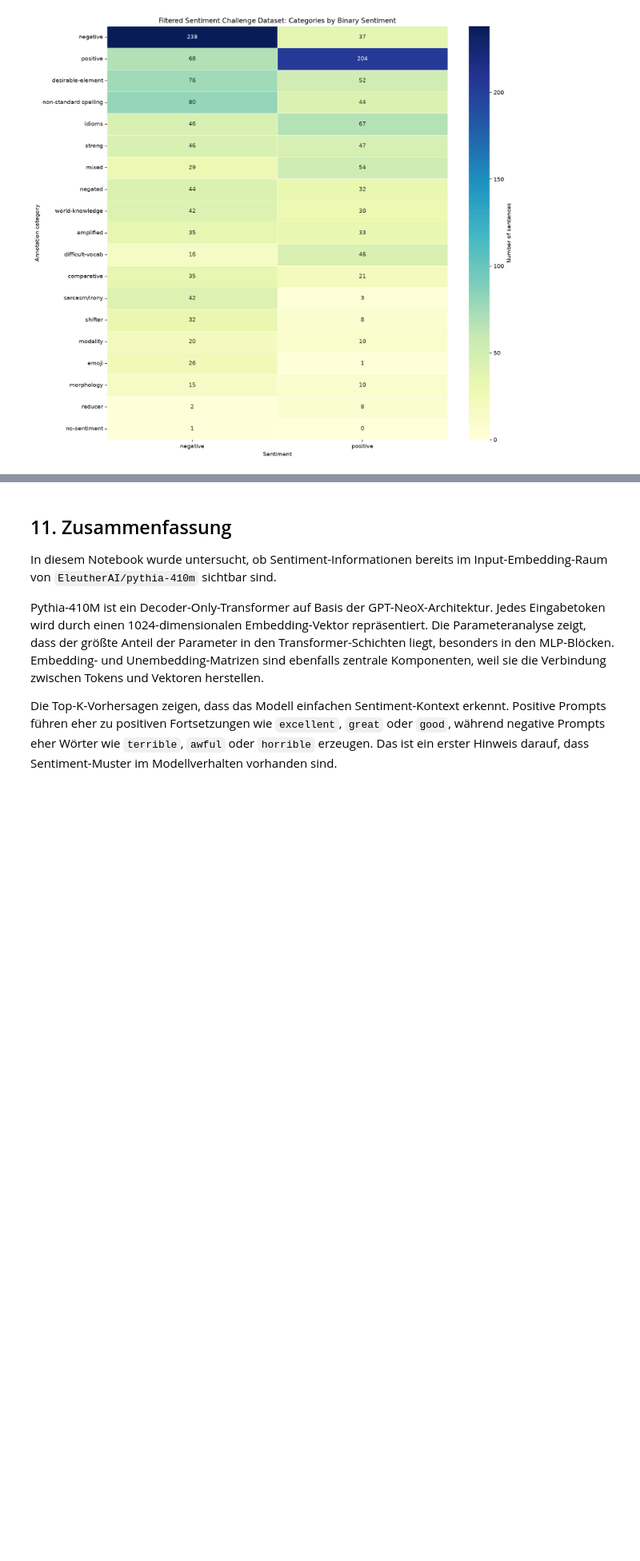
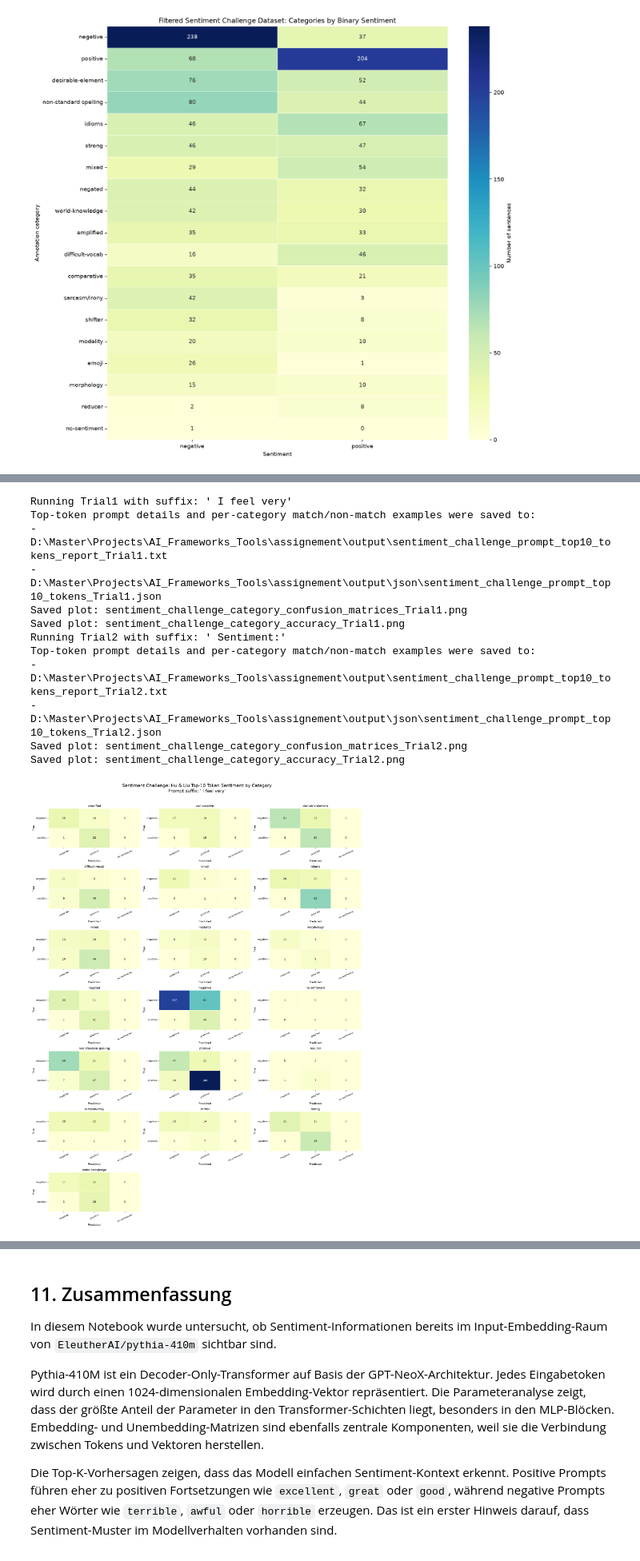
Before and after one commit to ia13400/AI_Frameworks_Tools, a Jupyter notebook: assignement/01_Model_Inspection.ipynb, the cells around one changed output, grey strips where cells are left out. Shown at 80% size. Drawn from its saved outputs; the diff is of its cells as text; code cells hidden in the pictures; blank space fills up the shorter version.

```diff
--- a/assignement/01_Model_Inspection.ipynb
+++ b/assignement/01_Model_Inspection.ipynb
@@ -382,7 +382,7 @@ arithmetic_experiments = [
     "terrible + sad - great",
     "excellent - good",
     "terrible - bad",
-    "popular - unpopular",
+    "happy - sad",
     "king - man + woman",
     "Paris - France + Germany",
 ]
@@ -583,0 +546,44 @@ Die wichtigste Schlussfolgerung ist daher, dass das Modell im nächsten Token of
+# %%
+# Define all suffixes that should be tested.
+prompt_suffix = [
+    " I feel very",
+    " Sentiment:",
+]
+
+# Run the same top-token sentiment analysis once per suffix
+# Input propmot = Prompt from dataset + prompt_suffix
+# Output Token will be checked againist Hu & Liu positive and negative word lists
+# Confusion matrix will be plotted per sentiment category
+# Overall accuracy for each sentiment category will be calculated and plotted as well
+# If the top k tokens generated by the model have no match in Hu & Liu lexicon,
+# this will be counted as "no sentiment"
+suffix_trial_results = run_sentiment_challenge_suffix_trials(
+    model,
+    tokenizer,
+    device,
+    filtered_challenge_records,
+    positive_words,
+    negative_words,
+    prompt_suffix,
+    top_k=10,
+    batch_size=8,
+)
+
+# Display the saved plots for every suffix trial.
+for trial_result in suffix_trial_results.values():
+    display_image(trial_result["confusion_png"])
+    display_image(trial_result["accuracy_png"])
+# %% [output]
+Running Trial1 with suffix: ' I feel very'
+Top-token prompt details and per-category match/non-match examples were saved to:
+- D:\Master\Projects\AI_Frameworks_Tools\assignement\output\sentiment_challenge_prompt_top10_tokens_report_Trial1.txt
+- D:\Master\Projects\AI_Frameworks_Tools\assignement\output\json\sentiment_challenge_prompt_top10_tokens_Trial1.json
+Saved plot: sentiment_challenge_category_confusion_matrices_Trial1.png
+Saved plot: sentiment_challenge_category_accuracy_Trial1.png
+Running Trial2 with suffix: ' Sentiment:'
+Top-token prompt details and per-category match/non-match examples were saved to:
+- D:\Master\Projects\AI_Frameworks_Tools\assignement\output\sentiment_challenge_prompt_top10_tokens_report_Trial2.txt
+- D:\Master\Projects\AI_Frameworks_Tools\assignement\output\json\sentiment_challenge_prompt_top10_tokens_Trial2.json
+Saved plot: sentiment_challenge_category_confusion_matrices_Trial2.png
+Saved plot: sentiment_challenge_category_accuracy_Trial2.png
+[figure, added]
```
Also changed, not shown: parts of 11 cells of this notebook, 13 other files.
